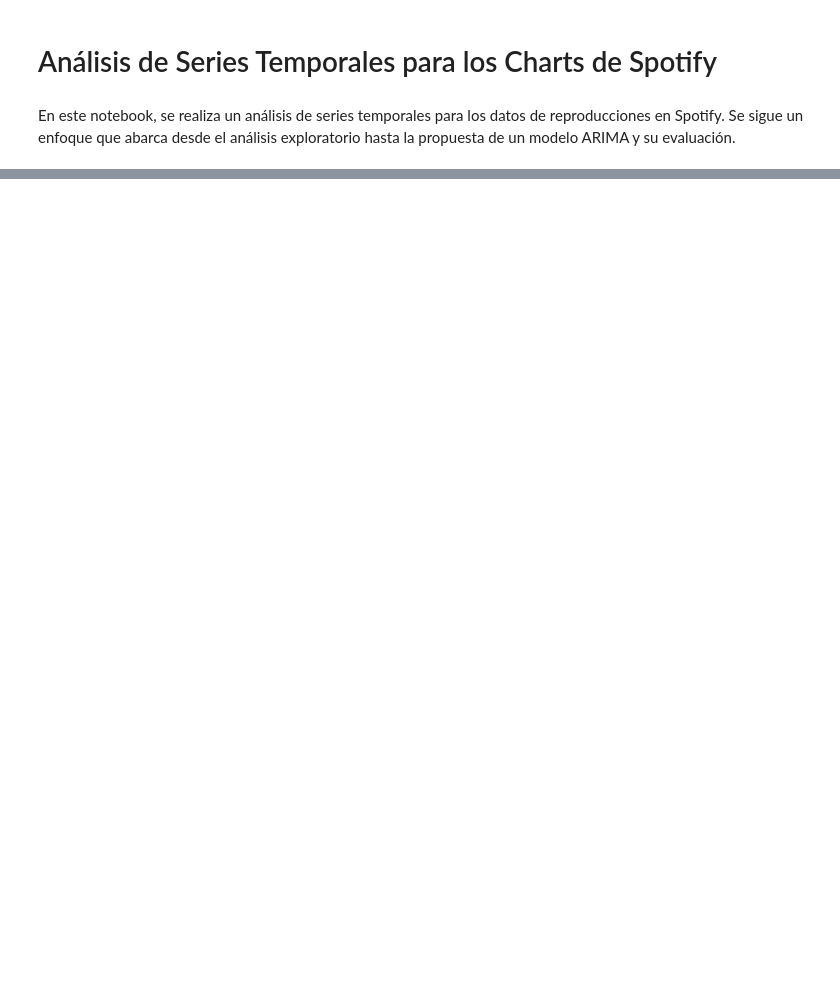
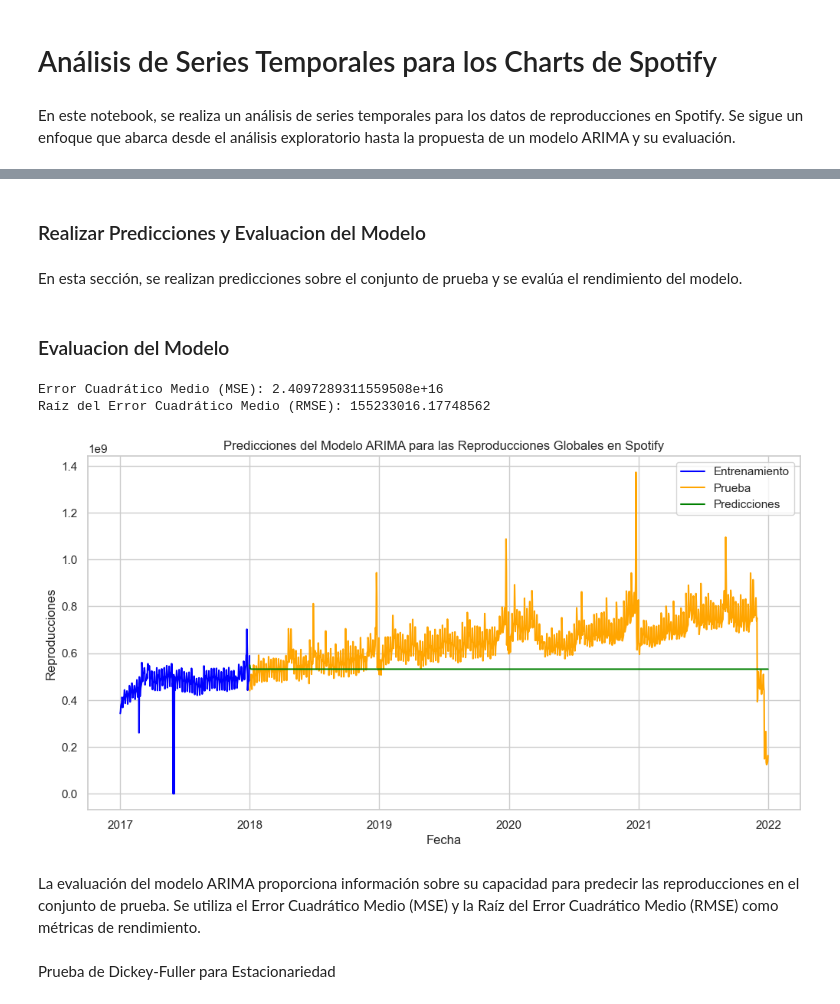
Before and after one commit to SergioGonzalez24/IA-TEC, a Jupyter notebook: Elisabetta/mod5/analisis/Analisis.ipynb, the cells around one changed output, grey strips where cells are left out. Saved outputs shown, nothing was run; the diff lists cells and outputs as text; code cells hidden in the pictures; blank space fills up the shorter version.

```diff
--- a/Elisabetta/mod5/analisis/Analisis.ipynb
+++ b/Elisabetta/mod5/analisis/Analisis.ipynb
@@ -240,0 +86,12 @@ En conclusión, el análisis de series temporales proporciona una visión profun
+# %%
+# Dividir la serie temporal en conjunto de entrenamiento y prueba
+train = streams_per_date_global[:'2017-12-31']
+test = streams_per_date_global['2018-01-01':]
+
+# Ajustar un modelo ARIMA(1, 1, 1) a los datos de entrenamiento
+model = ARIMA(train, order=(1, 1, 1))
+model_fit = model.fit()
+# %% [markdown]
+### Realizar Predicciones y Evaluacion del Modelo
+# %% [markdown]
+En esta sección, se realizan predicciones sobre el conjunto de prueba y se evalúa el rendimiento del modelo.
@@ -240,0 +101,30 @@ En conclusión, el análisis de series temporales proporciona una visión profun
+# %% [markdown]
+### Evaluacion del Modelo
+# %%
+
+# Evaluación del modelo
+mse = mean_squared_error(test, predictions)
+rmse = np.sqrt(mse)
+
+print(f'Error Cuadrático Medio (MSE): {mse}')
+print(f'Raíz del Error Cuadrático Medio (RMSE): {rmse}')
+
+# Visualizar las predicciones frente a los datos reales
+plt.figure(figsize=(12, 6))
+plt.plot(train, label='Entrenamiento', color='blue')
+plt.plot(test, label='Prueba', color='orange')
+plt.plot(predictions, label='Predicciones', color='green')
+plt.title('Predicciones del Modelo ARIMA para las Reproducciones Globales en Spotify')
+plt.xlabel('Fecha')
+plt.ylabel('Reproducciones')
+plt.legend()
+plt.grid(True)
+plt.show()
+# %% [output]
+Error Cuadrático Medio (MSE): 2.4097289311559508e+16
+Raíz del Error Cuadrático Medio (RMSE): 155233016.17748562
+[figure, added]
+# %% [markdown]
+La evaluación del modelo ARIMA proporciona información sobre su capacidad para predecir las reproducciones en el conjunto de prueba. Se utiliza el Error Cuadrático Medio (MSE) y la Raíz del Error Cuadrático Medio (RMSE) como métricas de rendimiento.
+# %% [markdown]
+Prueba de Dickey-Fuller para Estacionariedad
```
Also changed, not shown: parts of 69 cells of this notebook.
